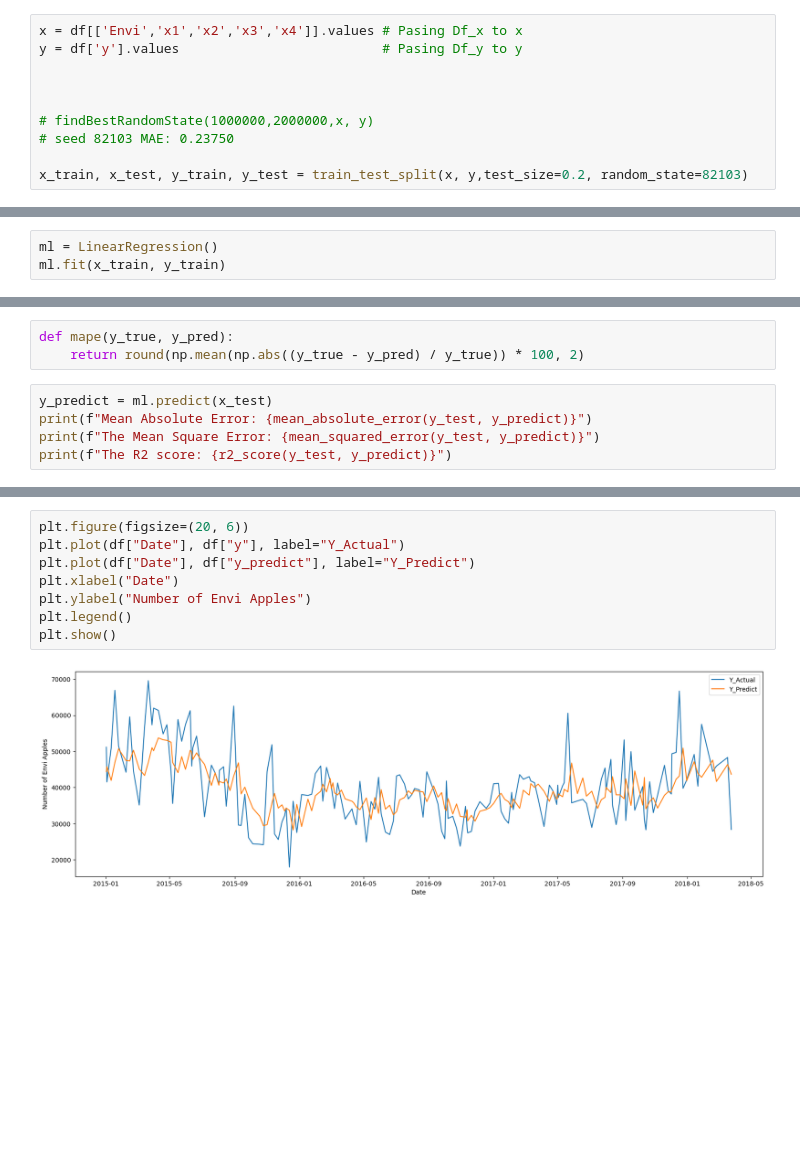
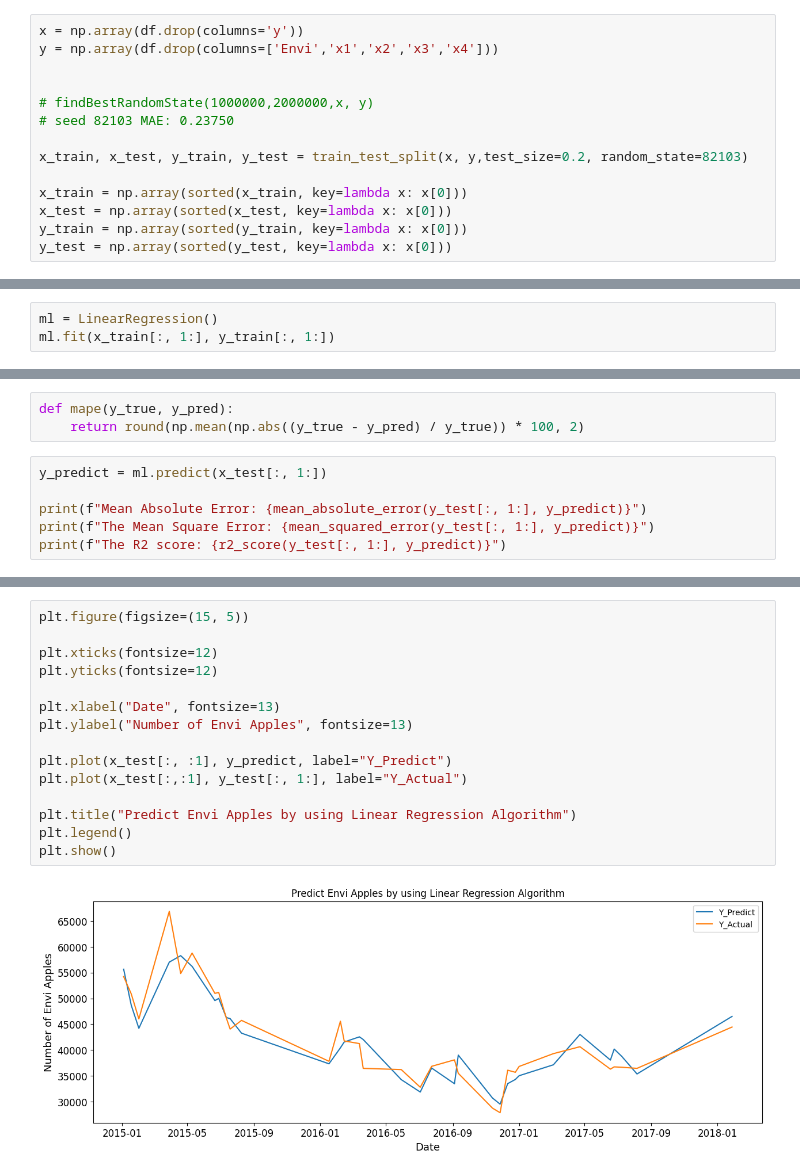
Before and after one commit to OatKID/RegressionMiniProject, a Jupyter notebook: algorithm/Envi/sequence_predict_1/linear_regression.ipynb, the cells around one changed output, grey strips where cells are left out. Cells and saved outputs as stored; diff of their text form; blank space fills up the shorter version.

Commit message:
Update Sorting and Plot Graph

```diff
--- a/algorithm/Envi/sequence_predict_1/linear_regression.ipynb
+++ b/algorithm/Envi/sequence_predict_1/linear_regression.ipynb
@@ -78,11 +78,15 @@ df
 164 rows × 7 columns
 # %%
-x = df[['Envi','x1','x2','x3','x4']].values # Pasing Df_x to x
-y = df['y'].values                          # Pasing Df_y to y
-
+x = np.array(df.drop(columns='y'))
+y = np.array(df.drop(columns=['Envi','x1','x2','x3','x4']))
 
 
 # findBestRandomState(1000000,2000000,x, y)
 # seed 82103 MAE: 0.23750
 
 x_train, x_test, y_train, y_test = train_test_split(x, y,test_size=0.2, random_state=82103)
+
+x_train = np.array(sorted(x_train, key=lambda x: x[0]))
+x_test = np.array(sorted(x_test, key=lambda x: x[0]))
+y_train = np.array(sorted(y_train, key=lambda x: x[0]))
+y_test = np.array(sorted(y_test, key=lambda x: x[0]))
@@ -105,14 +93,15 @@ Name: y, Length: 164, dtype: float64
 # %%
 ml = LinearRegression()
-ml.fit(x_train, y_train)
+ml.fit(x_train[:, 1:], y_train[:, 1:])
 # %% [output]
 LinearRegression()
 # %%
 def mape(y_true, y_pred):
     return round(np.mean(np.abs((y_true - y_pred) / y_true)) * 100, 2)
 # %%
-y_predict = ml.predict(x_test)
-print(f"Mean Absolute Error: {mean_absolute_error(y_test, y_predict)}")
-print(f"The Mean Square Error: {mean_squared_error(y_test, y_predict)}")
-print(f"The R2 score: {r2_score(y_test, y_predict)}")
+y_predict = ml.predict(x_test[:, 1:])
+
+print(f"Mean Absolute Error: {mean_absolute_error(y_test[:, 1:], y_predict)}")
+print(f"The Mean Square Error: {mean_squared_error(y_test[:, 1:], y_predict)}")
+print(f"The R2 score: {r2_score(y_test[:, 1:], y_predict)}")
 # %% [output]
@@ -141,13 +111,20 @@ df
-# %%
-plt.figure(figsize=(20, 6))
-plt.plot(df["Date"], df["y"], label="Y_Actual")
-plt.plot(df["Date"], df["y_predict"], label="Y_Predict")
-plt.xlabel("Date")
-plt.ylabel("Number of Envi Apples")
-plt.legend()
-plt.show()
-# %% [output]
-[figure, removed]
+# %%
+plt.figure(figsize=(15, 5))
+
+plt.xticks(fontsize=12)
+plt.yticks(fontsize=12)
+
+plt.xlabel("Date", fontsize=13)
+plt.ylabel("Number of Envi Apples", fontsize=13)
+
+plt.plot(x_test[:, :1], y_predict, label="Y_Predict")
+plt.plot(x_test[:,:1], y_test[:, 1:], label="Y_Actual")
+
+plt.title("Predict Envi Apples by using Linear Regression Algorithm")
+plt.legend()
+plt.show()
+# %% [output]
+[figure, added]
 # %%
 print(ml.predict([[22243,22223,42342,46546,22425]]))
 # %% [output]
```
Also changed, not shown: parts of 7 cells of this notebook, 1 other file.
